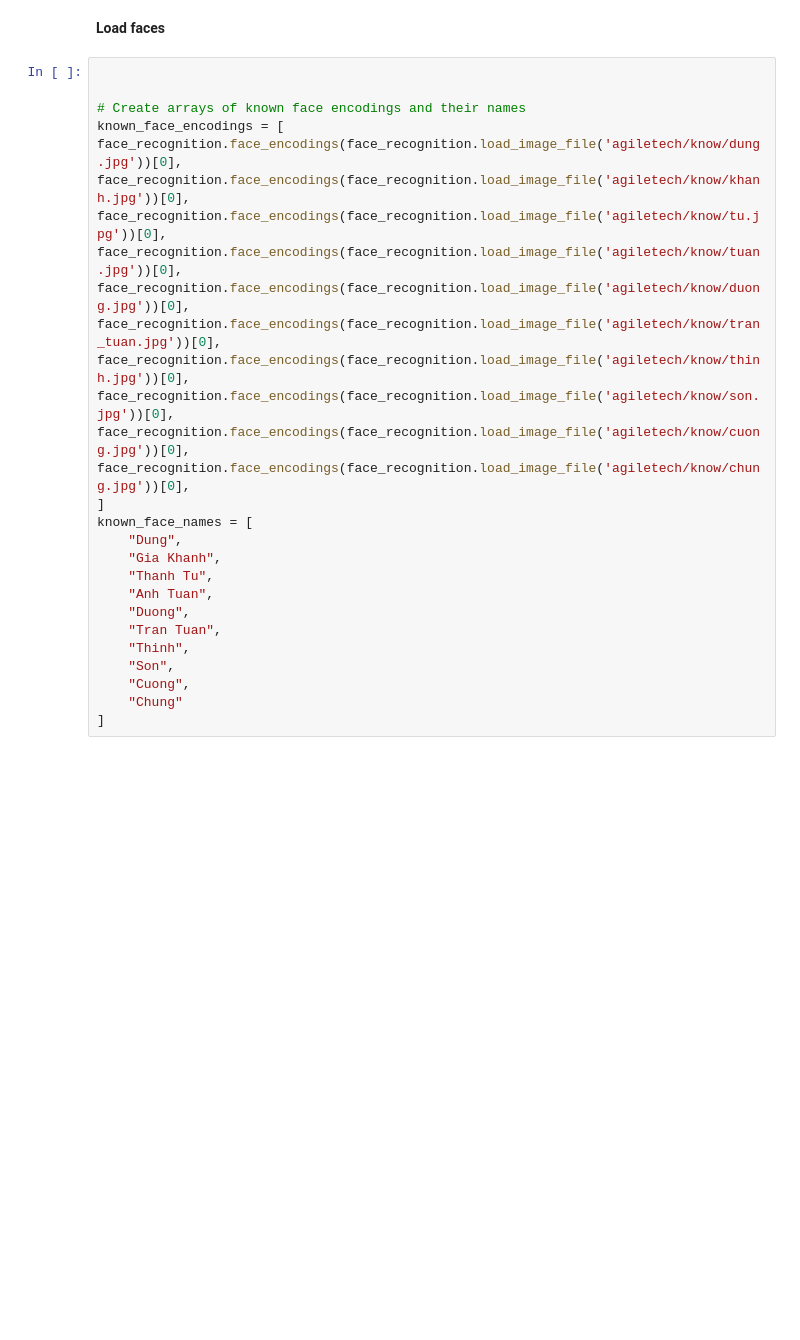
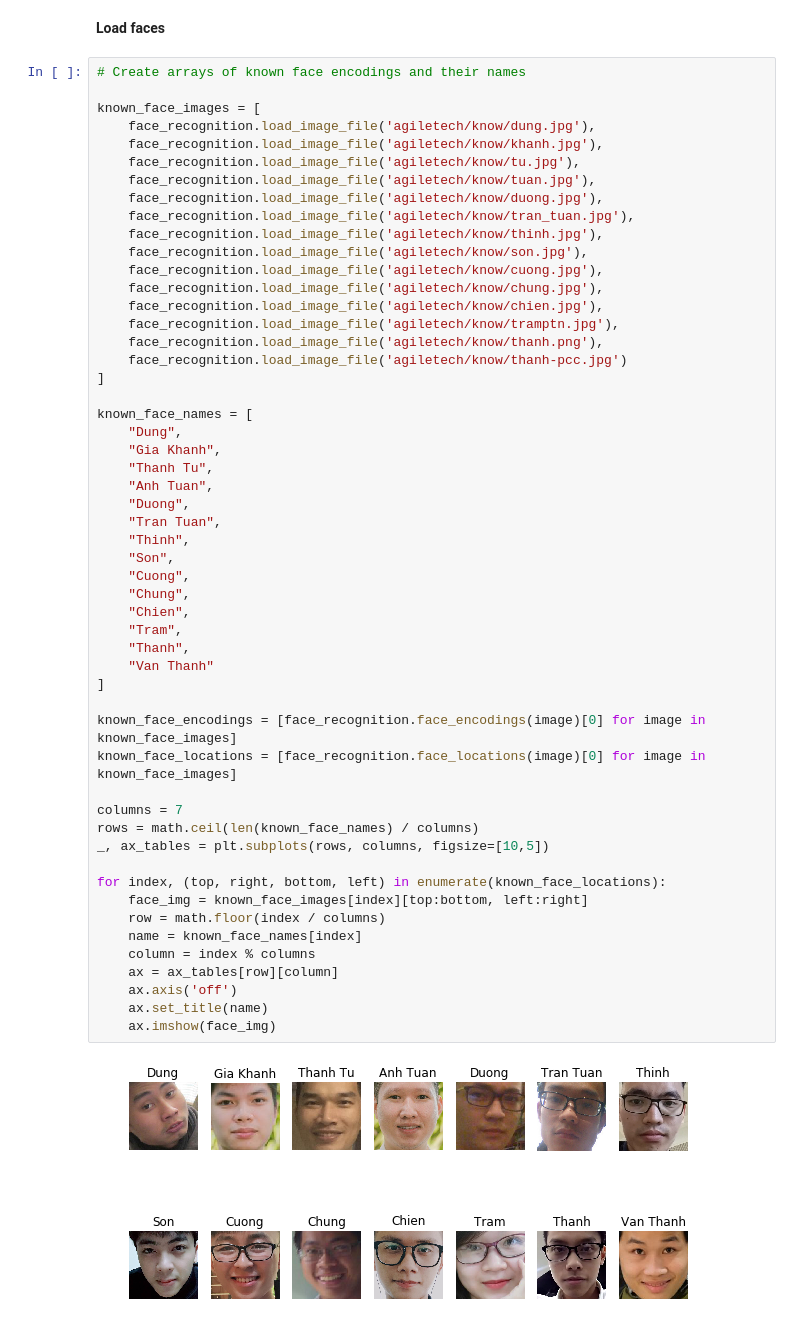
Before and after one commit to agiletechvn/opencv-starterkit, a Jupyter notebook: src/FaceRecognition/FaceRecognition.ipynb, the cells around one changed output. Saved outputs shown, nothing was run; the diff lists cells and outputs as text; blank space fills up the shorter version.

```diff
--- a/src/FaceRecognition/FaceRecognition.ipynb
+++ b/src/FaceRecognition/FaceRecognition.ipynb
@@ -7,33 +7,60 @@ import matplotlib.pyplot as plt
 # %% [markdown]
 **Load faces**
 # %%
+# Create arrays of known face encodings and their names
 
+known_face_images = [
+    face_recognition.load_image_file('agiletech/know/dung.jpg'),
+    face_recognition.load_image_file('agiletech/know/khanh.jpg'),
+    face_recognition.load_image_file('agiletech/know/tu.jpg'),
+    face_recognition.load_image_file('agiletech/know/tuan.jpg'),
+    face_recognition.load_image_file('agiletech/know/duong.jpg'),
+    face_recognition.load_image_file('agiletech/know/tran_tuan.jpg'),
+    face_recognition.load_image_file('agiletech/know/thinh.jpg'),
+    face_recognition.load_image_file('agiletech/know/son.jpg'),
+    face_recognition.load_image_file('agiletech/know/cuong.jpg'),
+    face_recognition.load_image_file('agiletech/know/chung.jpg'),
+    face_recognition.load_image_file('agiletech/know/chien.jpg'),
+    face_recognition.load_image_file('agiletech/know/tramptn.jpg'),
+    face_recognition.load_image_file('agiletech/know/thanh.png'),
+    face_recognition.load_image_file('agiletech/know/thanh-pcc.jpg')
+]
 
-# Create arrays of known face encodings and their names
-known_face_encodings = [
-face_recognition.face_encodings(face_recognition.load_image_file('agiletech/know/dung.jpg'))[0],
-face_recognition.face_encodings(face_recognition.load_image_file('agiletech/know/khanh.jpg'))[0],
-face_recognition.face_encodings(face_recognition.load_image_file('agiletech/know/tu.jpg'))[0],
-face_recognition.face_encodings(face_recognition.load_image_file('agiletech/know/tuan.jpg'))[0],
-face_recognition.face_encodings(face_recognition.load_image_file('agiletech/know/duong.jpg'))[0],
-face_recognition.face_encodings(face_recognition.load_image_file('agiletech/know/tran_tuan.jpg'))[0],
-face_recognition.face_encodings(face_recognition.load_image_file('agiletech/know/thinh.jpg'))[0],
-face_recognition.face_encodings(face_recognition.load_image_file('agiletech/know/son.jpg'))[0],
-face_recognition.face_encodings(face_recognition.load_image_file('agiletech/know/cuong.jpg'))[0],
-face_recognition.face_encodings(face_recognition.load_image_file('agiletech/know/chung.jpg'))[0],
-]
 known_face_names = [
     "Dung",
     "Gia Khanh",
     "Thanh Tu",
     "Anh Tuan",
     "Duong",
     "Tran Tuan",
     "Thinh",
     "Son",
     "Cuong",
-    "Chung"
+    "Chung",
+    "Chien",
+    "Tram",
+    "Thanh",
+    "Van Thanh"
 ]
+
+known_face_encodings = [face_recognition.face_encodings(image)[0] for image in known_face_images]
+known_face_locations = [face_recognition.face_locations(image)[0] for image in known_face_images]
+
+columns = 7
+rows = math.ceil(len(known_face_names) / columns)
+_, ax_tables = plt.subplots(rows, columns, figsize=[10,5])
+
+for index, (top, right, bottom, left) in enumerate(known_face_locations):
+    face_img = known_face_images[index][top:bottom, left:right]
+    row = math.floor(index / columns)
+    name = known_face_names[index]
+    column = index % columns
+    ax = ax_tables[row][column]
+    ax.axis('off')
+    ax.set_title(name)
+    ax.imshow(face_img)
+# %% [output]
+[figure, added]
 # %%
 # Initialize some variables
 face_locations = []
```
Also changed, not shown: parts of 2 cells of this notebook, 4 other files.
